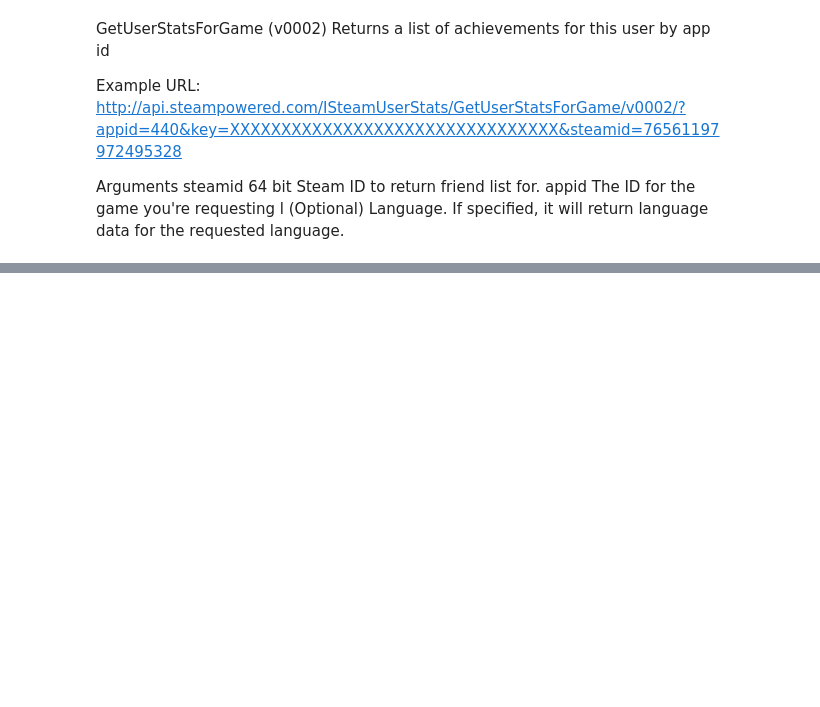
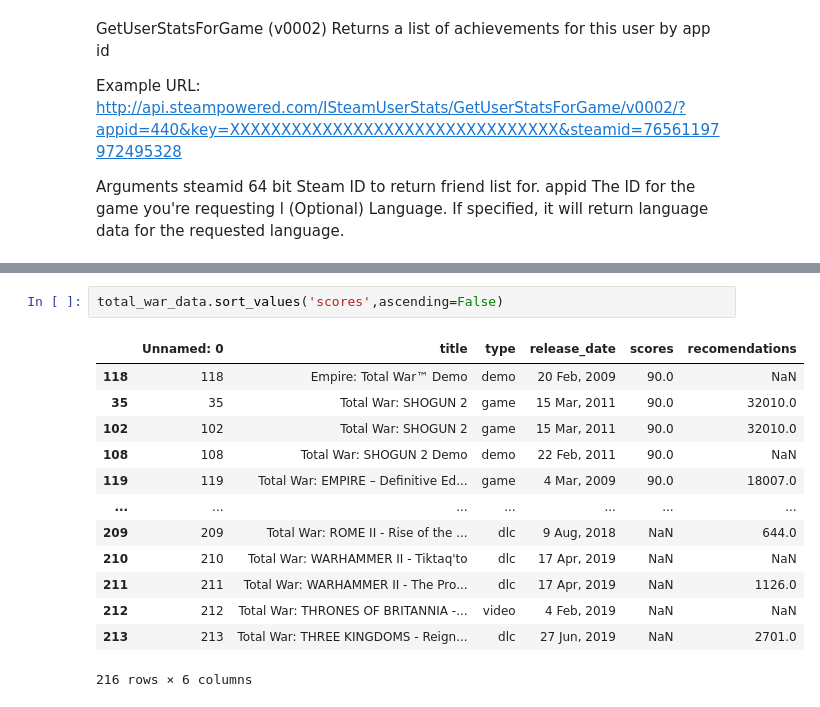
Before and after one commit to angrygorrilla/steam_api_analytics, a Jupyter notebook: Data_collection.ipynb, the cells around one changed output, grey strips where cells are left out. Drawn from its saved outputs; the diff is of its cells as text; blank space fills up the shorter version.

```diff
--- a/Data_collection.ipynb
+++ b/Data_collection.ipynb
@@ -110,0 +294,16 @@ Language. If specified, it will return language data for the requested language.
+# %%
+total_war_data.sort_values('scores',ascending=False)
+# %% [output]
+|  | Unnamed: 0 | title | type | release_date | scores | recomendations |
+| 118 | 118 | Empire: Total War™ Demo | demo | 20 Feb, 2009 | 90.0 | NaN |
+| 35 | 35 | Total War: SHOGUN 2 | game | 15 Mar, 2011 | 90.0 | 32010.0 |
+| 102 | 102 | Total War: SHOGUN 2 | game | 15 Mar, 2011 | 90.0 | 32010.0 |
+| 108 | 108 | Total War: SHOGUN 2 Demo | demo | 22 Feb, 2011 | 90.0 | NaN |
+| 119 | 119 | Total War: EMPIRE – Definitive Ed... | game | 4 Mar, 2009 | 90.0 | 18007.0 |
+| ... | ... | ... | ... | ... | ... | ... |
+| 209 | 209 | Total War: ROME II - Rise of the ... | dlc | 9 Aug, 2018 | NaN | 644.0 |
+| 210 | 210 | Total War: WARHAMMER II - Tiktaq'to | dlc | 17 Apr, 2019 | NaN | NaN |
+| 211 | 211 | Total War: WARHAMMER II - The Pro... | dlc | 17 Apr, 2019 | NaN | 1126.0 |
+| 212 | 212 | Total War: THRONES OF BRITANNIA -... | video | 4 Feb, 2019 | NaN | NaN |
+| 213 | 213 | Total War: THREE KINGDOMS - Reign... | dlc | 27 Jun, 2019 | NaN | 2701.0 |
+216 rows × 6 columns
```
Also changed, not shown: parts of 31 cells of this notebook, 3 other files.
